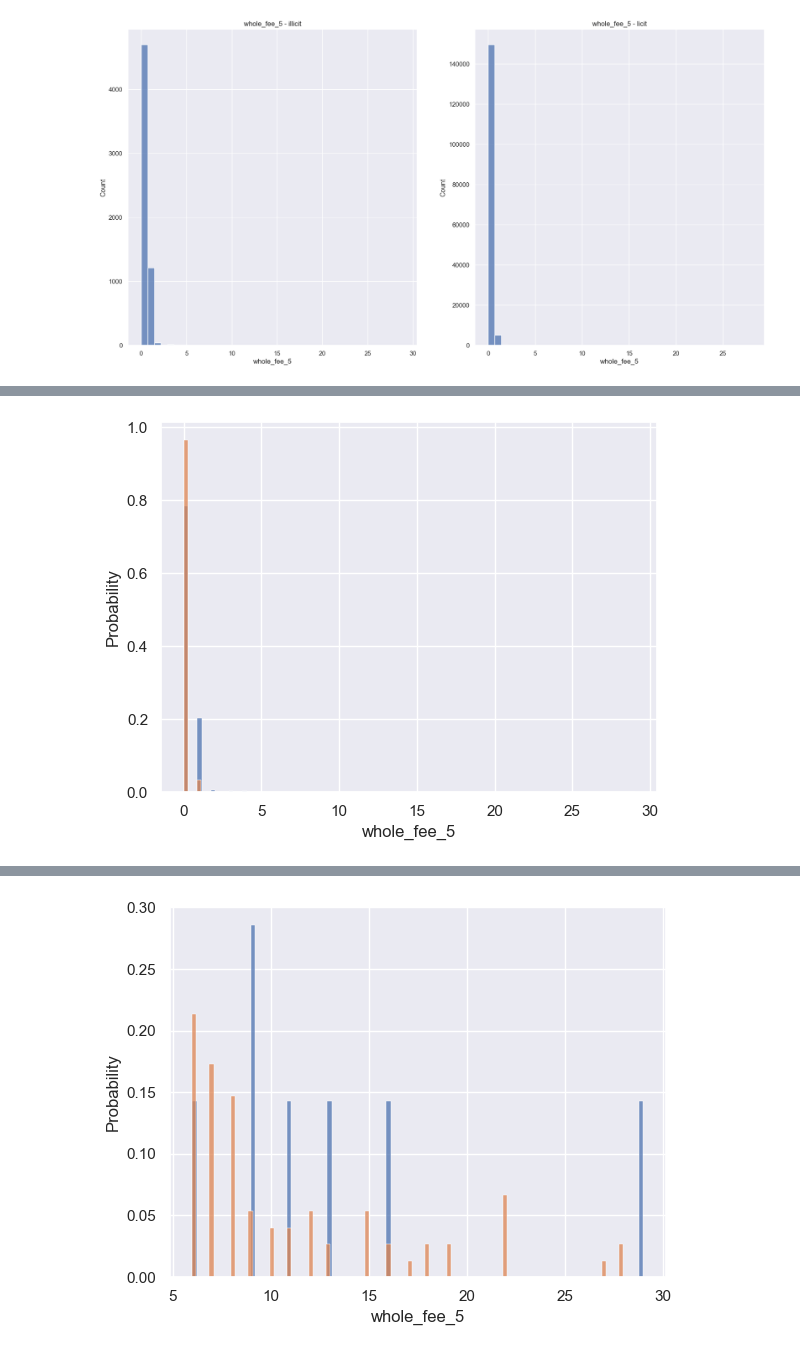
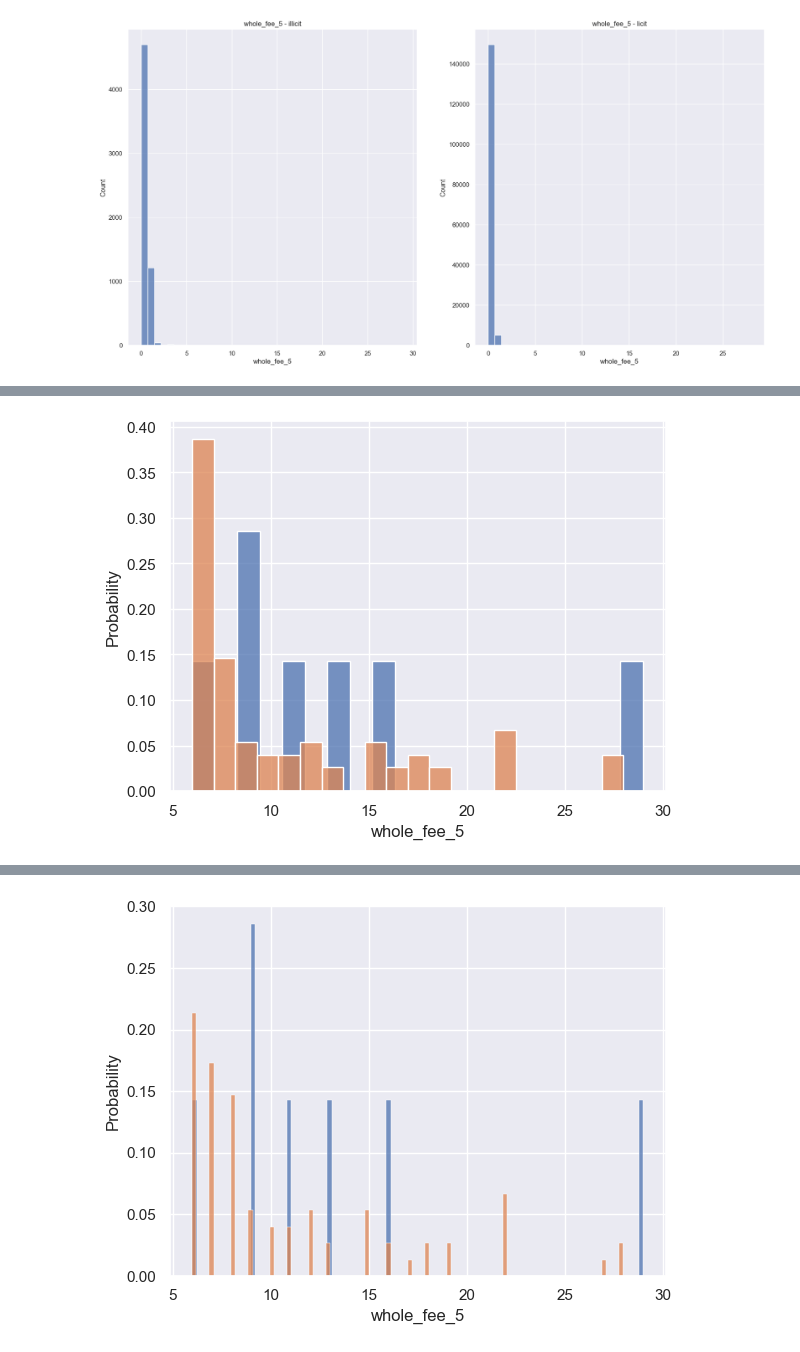
Before and after one commit to egortrussov/btc-fraud-detection, a Jupyter notebook: users_clasterization/users_analysis.ipynb, the cells around one changed output, grey strips where cells are left out. Saved outputs shown, nothing was run; the diff lists cells and outputs as text; code cells hidden in the pictures.

```diff
--- a/users_clasterization/users_analysis.ipynb
+++ b/users_clasterization/users_analysis.ipynb
@@ -639,20 +607,19 @@ Text(0.5, 1.0, 'whole_fee_5 - licit')
 # %%
-
 sns.histplot(
-    data=users_features[(users_features["class"] == 1) & (users_features["whole_fee_5"] > -1) & (users_features["whole_fee_5"] < 30)],
+    data=users_features[(users_features["class"] == 1) & (users_features["whole_fee_5"] > 5) & (users_features["whole_fee_5"] < 30)],
     x="whole_fee_5",
     stat="probability",
     # ax=ax,
-    bins=100,
+    bins=20,
 )
 sns.histplot(
-    data=users_features[(users_features["class"] == 2) & (users_features["whole_fee_5"] > -1) & (users_features["whole_fee_5"] < 30)],
+    data=users_features[(users_features["class"] == 2) & (users_features["whole_fee_5"] > 5) & (users_features["whole_fee_5"] < 30)],
     x="whole_fee_5",
     stat="probability",
     # ax=ax[0],
-    bins=100,
+    bins=20,
 )
 ax[0].set_title("user_ts_fees_share_mean - illicit and licit")
 plt.show()
 # %% [output]
-[figure, old version]
+[figure, new version]
```
Also changed, not shown: parts of 8 cells of this notebook, 7 other files.
